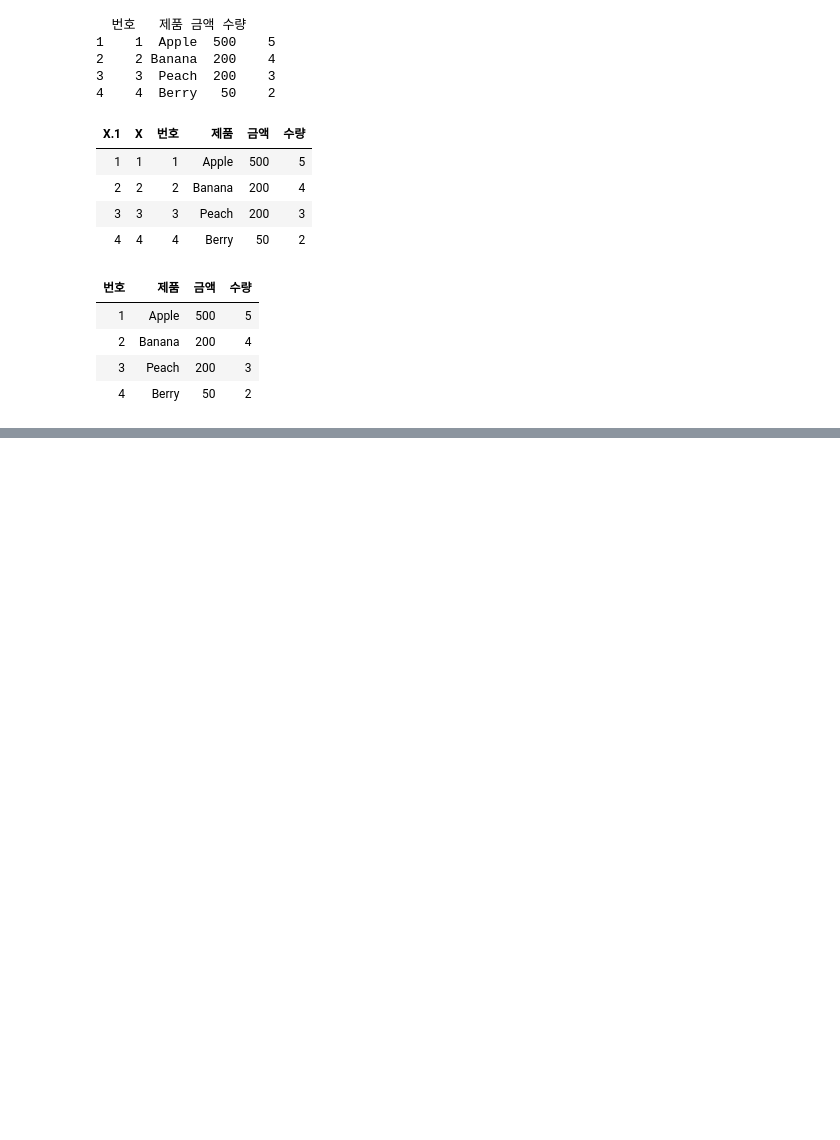
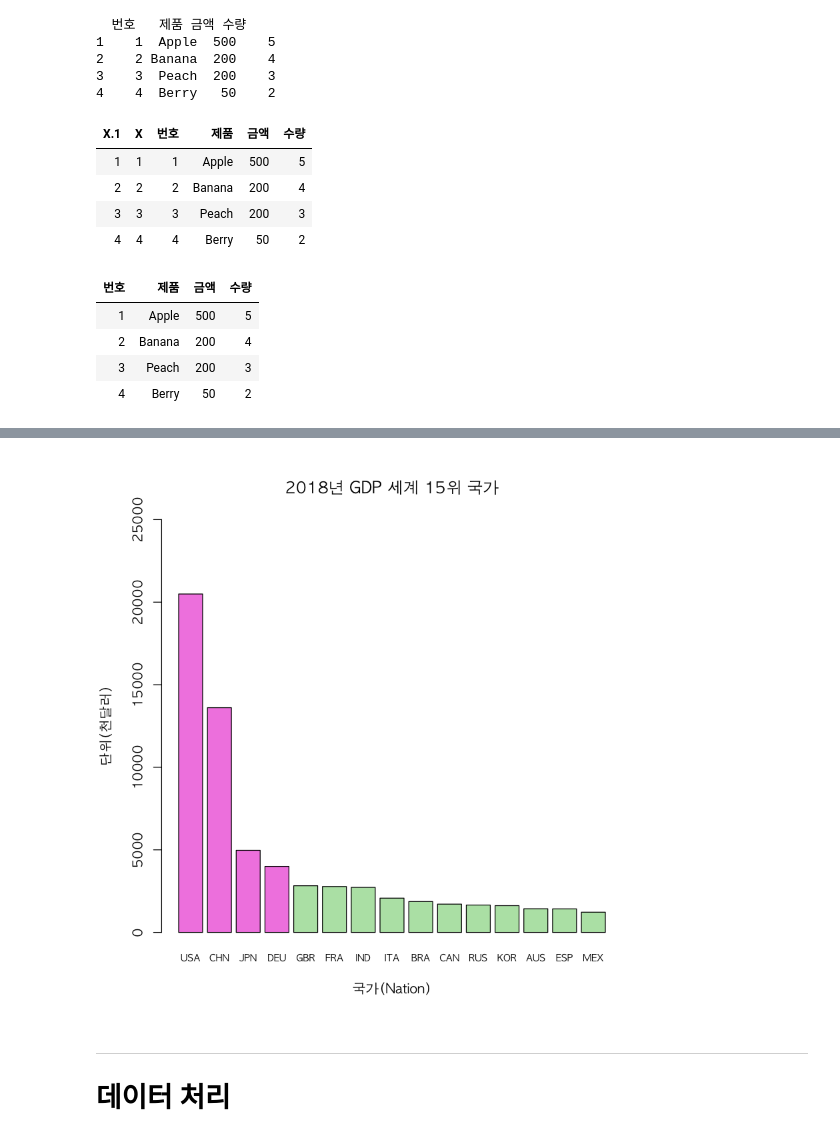
Before and after one commit to naddda0813/Rbase, a Jupyter notebook: 08. 파일 입출력.ipynb, the cells around one changed output, grey strips where cells are left out. Drawn from its saved outputs; the diff is of its cells as text; code cells hidden in the pictures; blank space fills up the shorter version.

```diff
--- a/08. 파일 입출력.ipynb
+++ b/08. 파일 입출력.ipynb
@@ -92,0 +142,4 @@ read.csv("../Data/fruit.csv")
+# %%
+# 상위 15개국선발
+GDP_ranking15 <- head(GDP_ranking2,15)
+GDP_ranking15
@@ -92,0 +214,10 @@ read.csv("../Data/fruit.csv")
+# %%
+# Factor의 갯수가 15개가 정상일 텐데 이상 ->재구성
+GDP_ranking15$Code <- factor(GDP_ranking15$Code)
+# %%
+# for문을 이용한 factor 조정
+
+for(i in 1:ncol(GDP_ranking15)){
+    GDP_ranking15[,i] = factor(GDP_ranking15[,i])
+}
+str(GDP_ranking15)
@@ -92,0 +249,5 @@ read.csv("../Data/fruit.csv")
+# %%
+# gdp 숫자로 바꾸기
+library(stringr)
+GDP_ranking15$GDP <- as.numeric(str_replace_all(GDP_ranking15$GDP,",",""))  #지정해줘야함
+str(GDP_ranking15)
@@ -92,0 +261,19 @@ read.csv("../Data/fruit.csv")
+# %%
+options(scipen=100)
+options(warn =-1)
+par(family ="AppleGothic")
+barplot((GDP_ranking15$GDP/1000),    #GDP 15개국 data
+        main="2018년 GDP 세계 15위 국가",  # 그래프 제목
+        xlab = "국가(Nation)", #  x축 이름
+        ylab = "단위(천달러)" ,  # y축 이름
+        names=GDP_ranking15$Code,  #x축의 데이터이름 주기
+        cex.names = 0.7 ,      # 폰트 크기 조정 ,default =1
+        #col = c(rep("Maroon",2), rep("Light steel blue",9), "Maroon", rep('Light steel blue',3))
+        col = ifelse((GDP_ranking15$GDP/1000) >= 3000,'#f28ae3','#b7e3b3') ,        # c("color")반복
+        ylim = c(0,25000)
+        )
+# %% [output]
+[figure, added]
+# %% [markdown]
+---
+# 데이터 처리
```
Also changed, not shown: parts of 46 cells of this notebook.
